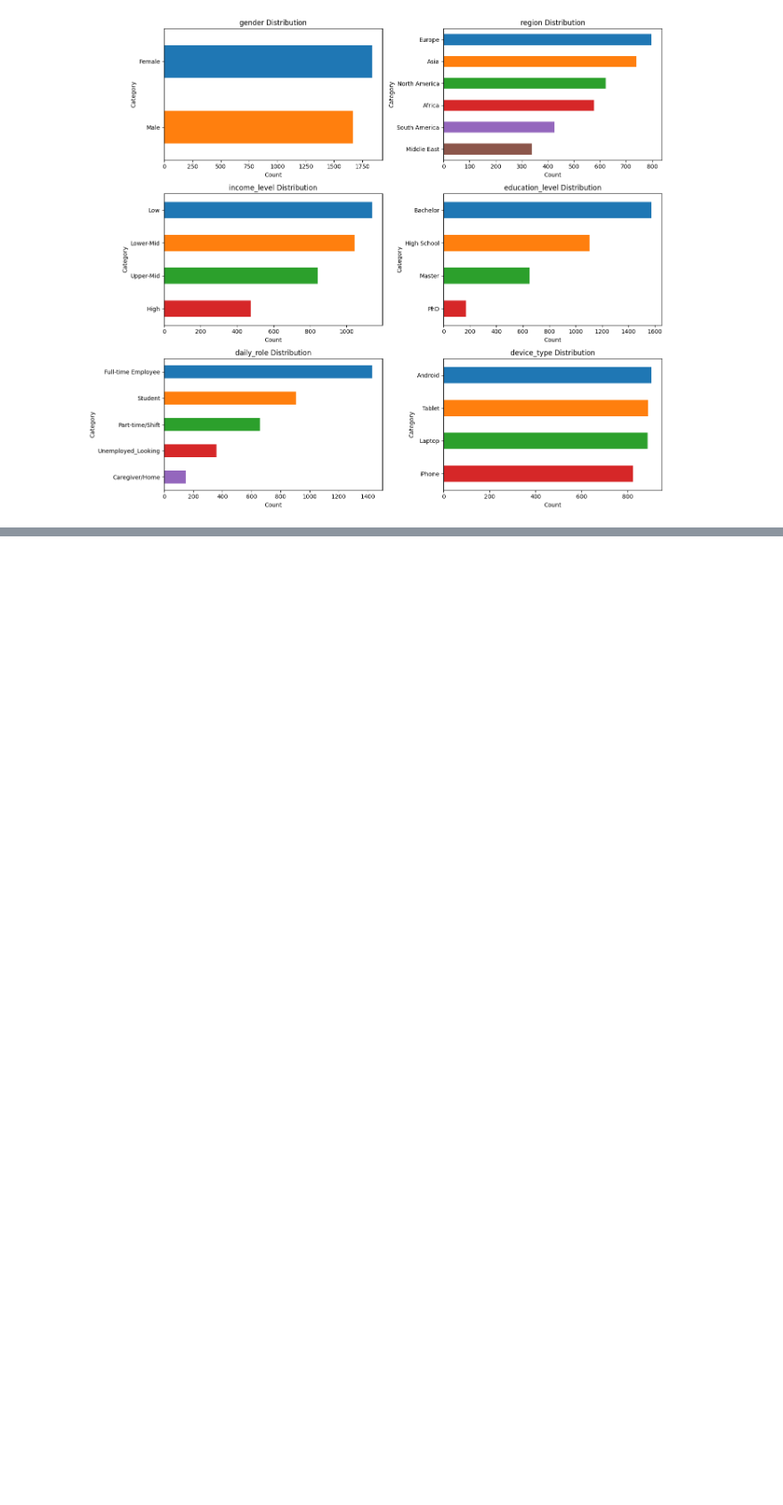
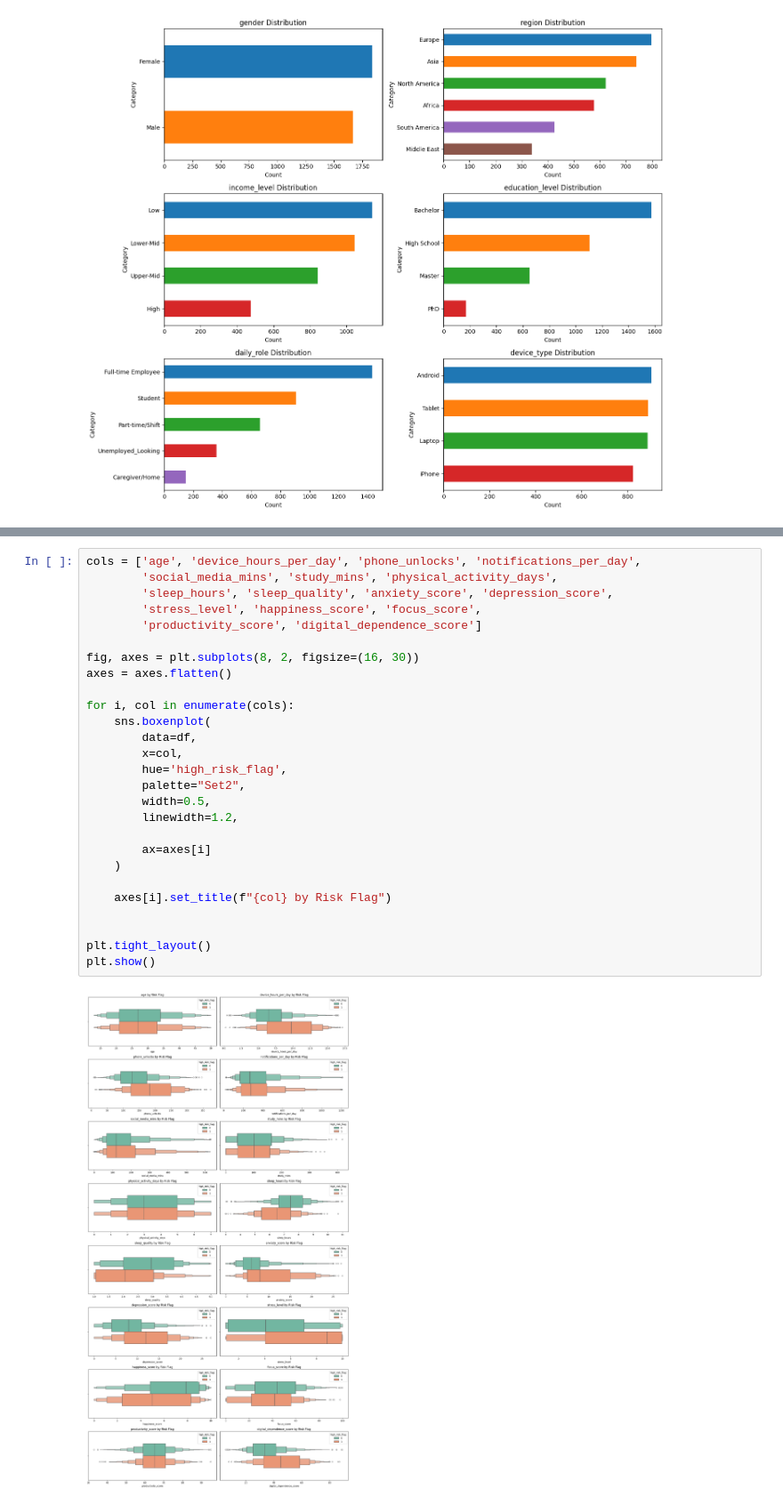
Before and after one commit to debjit11/Mental-Health-Prediction, a Jupyter notebook: main.ipynb, the cells around one changed output, grey strips where cells are left out. Shown at 89% size. Cells and saved outputs as stored; diff of their text form; blank space fills up the shorter version.

```diff
--- a/main.ipynb
+++ b/main.ipynb
@@ -186,0 +233,29 @@ for i in range(len(cols)):
+# %%
+cols = ['age', 'device_hours_per_day', 'phone_unlocks', 'notifications_per_day',
+        'social_media_mins', 'study_mins', 'physical_activity_days',
+        'sleep_hours', 'sleep_quality', 'anxiety_score', 'depression_score',
+        'stress_level', 'happiness_score', 'focus_score',
+        'productivity_score', 'digital_dependence_score']
+
+fig, axes = plt.subplots(8, 2, figsize=(16, 30))
+axes = axes.flatten()
+
+for i, col in enumerate(cols):
+    sns.boxenplot(
+        data=df,
+        x=col,
+        hue='high_risk_flag',
+        palette="Set2",
+        width=0.5,
+        linewidth=1.2,
+
+        ax=axes[i]
+    )
+
+    axes[i].set_title(f"{col} by Risk Flag")
+
+
+plt.tight_layout()
+plt.show()
+# %% [output]
+[figure, added]
```
Also changed, not shown: parts of 5 cells of this notebook, 1 other file.
